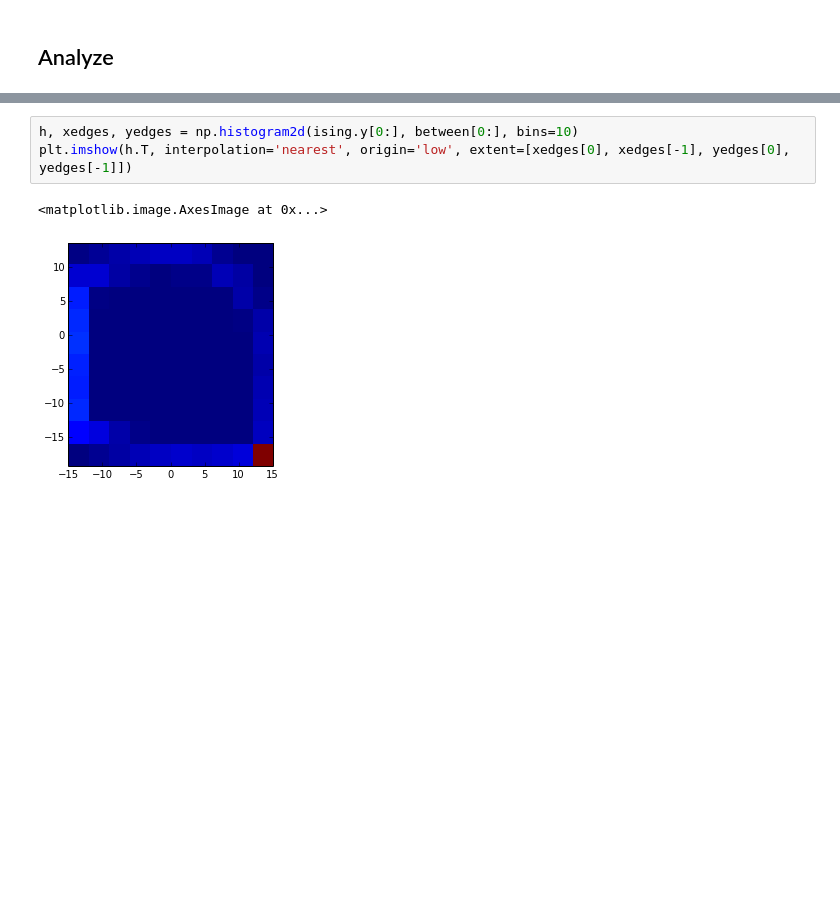
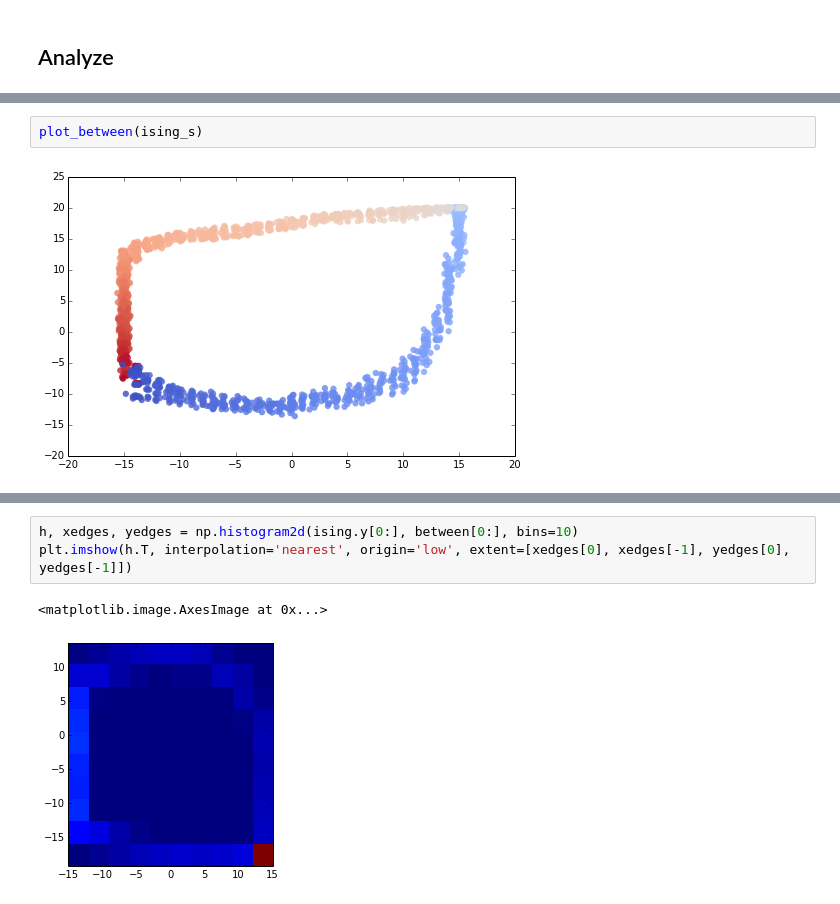
Before and after one commit to mpharrigan/cysingmodel, a Jupyter notebook: ipython/ising_analysis.ipynb, the cells around one changed output, grey strips where cells are left out. Saved outputs shown, nothing was run; the diff lists cells and outputs as text; blank space fills up the shorter version.

```diff
--- a/ipython/ising_analysis.ipynb
+++ b/ipython/ising_analysis.ipynb
@@ -82,0 +87,4 @@ plt.scatter(ising.y[0:]+np.random.normal(0,0.2,len(ising.y)), -between[0:], line
+# %%
+plot_between(ising_s)
+# %% [output]
+[figure, added]
```
Also changed, not shown: parts of 14 cells of this notebook.
